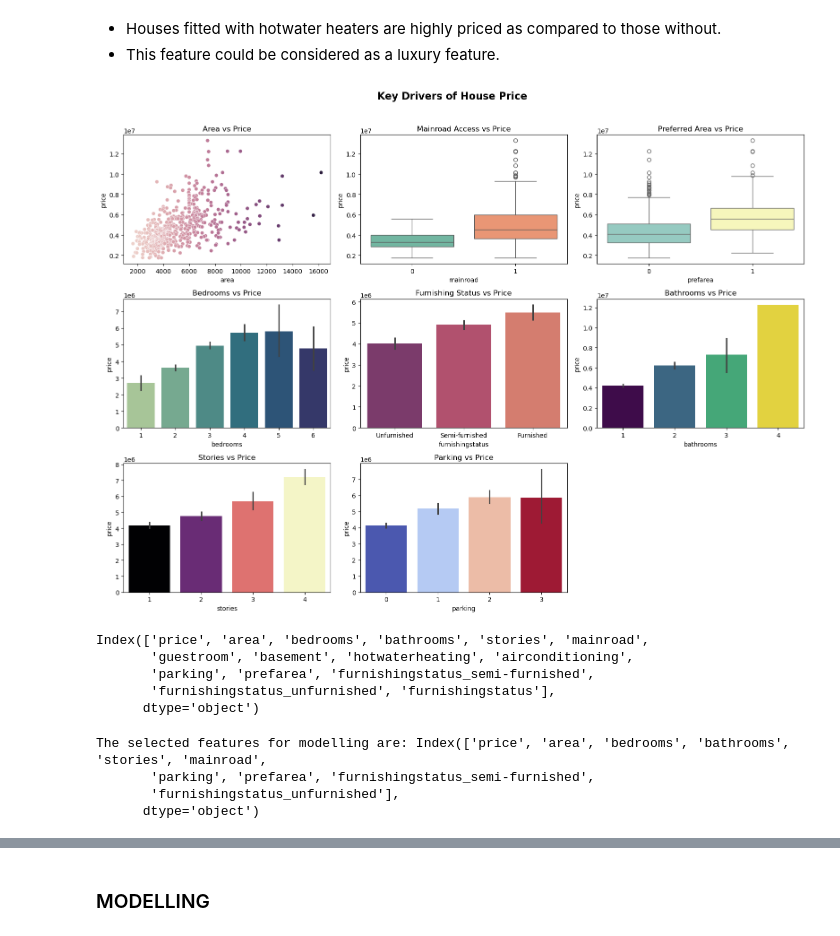
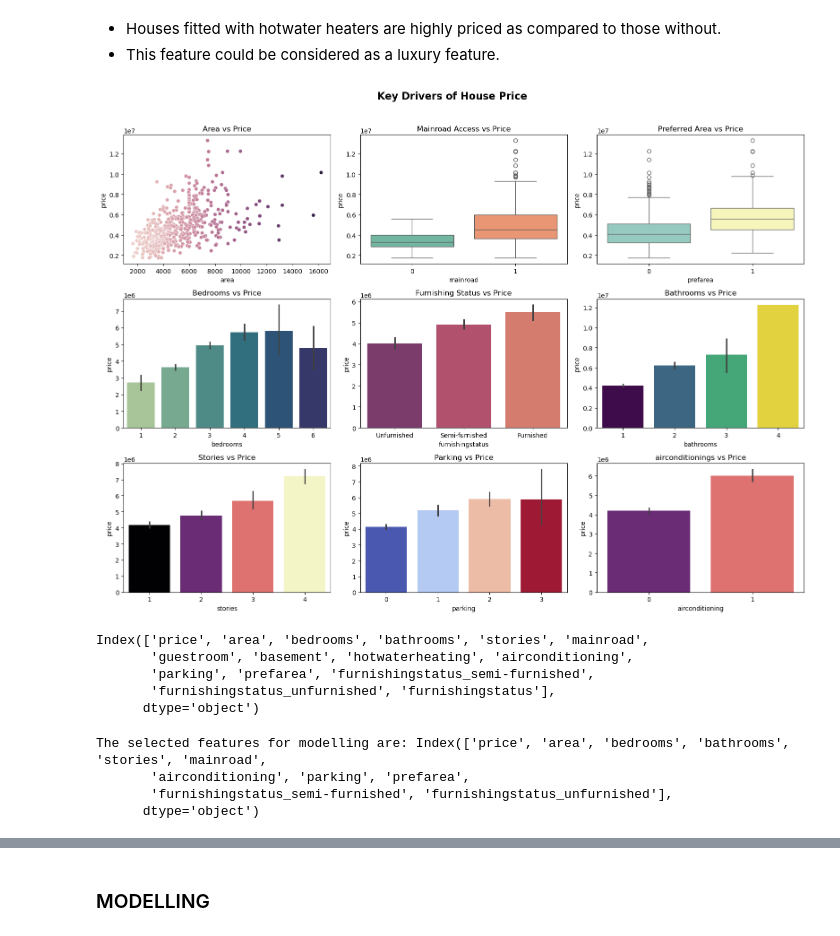
Before and after one commit to priscillanzula/MachineLearningTrees_Models, a Jupyter notebook: Houseprice.ipynb, the cells around one changed output, grey strips where cells are left out. Drawn from its saved outputs; the diff is of its cells as text; code cells hidden in the pictures.

```diff
--- a/Houseprice.ipynb
+++ b/Houseprice.ipynb
@@ -732,34 +744,39 @@ plt.title('Preferred Area vs Price')
 
 # 4. Bedrooms vs Price
 plt.subplot(3, 3, 4)
 sns.barplot(data=df, x='bedrooms', y='price', palette='crest', hue='bedrooms', legend=False)
 plt.title('Bedrooms vs Price')
 
 # 5. Furnishing Status vs Price
 plt.subplot(3, 3, 5)
 sns.barplot(data=df, x='furnishingstatus', y='price', order=['Unfurnished', 'Semi-furnished', 'Furnished'], palette='flare', hue='furnishingstatus', legend=False)
 plt.title('Furnishing Status vs Price')
 
 # 6. Bathrooms vs Price
 plt.subplot(3, 3, 6)
 sns.barplot(data=df, x='bathrooms', y='price', palette='viridis', hue='bathrooms', legend=False)
 plt.title('Bathrooms vs Price')
 
 # 7. Stories vs Price
 plt.subplot(3, 3, 7)
 sns.barplot(data=df, x='stories', y='price', palette='magma', hue='stories', legend=False)
 plt.title('Stories vs Price')
 
 # 8. Parking vs Price
 plt.subplot(3, 3, 8)
 sns.barplot(data=df, x='parking', y='price', palette='coolwarm', hue='parking', legend=False)
 plt.title('Parking vs Price')
 
+# 9. airconditioning vs Price
+plt.subplot(3, 3, 9)
+sns.barplot(data=df, x='airconditioning', y='price', palette='magma', hue='airconditioning', legend=False)
+plt.title('airconditionings vs Price')
+
 plt.suptitle('Key Drivers of House Price', fontsize=16, fontweight='bold')
 plt.tight_layout(rect=[0, 0, 1, 0.96])
 plt.show()
 # %% [output]
-[figure, old version]
+[figure, new version]
 # %%
 df.columns
 # %% [output]
@@ -771,14 +788,14 @@ Index(['price', 'area', 'bedrooms', 'bathrooms', 'stories', 'mainroad',
 # %%
 # dropping unnecessary columns
 df= df.drop(columns=['hotwaterheating','guestroom',
-    'basement','airconditioning',
+    'basement',
     'furnishingstatus'])
 
 print("\nThe selected features for modelling are:",df.columns)
 # %% [output]
 The selected features for modelling are: Index(['price', 'area', 'bedrooms', 'bathrooms', 'stories', 'mainroad',
-       'parking', 'prefarea', 'furnishingstatus_semi-furnished',
-       'furnishingstatus_unfurnished'],
+       'airconditioning', 'parking', 'prefarea',
+       'furnishingstatus_semi-furnished', 'furnishingstatus_unfurnished'],
       dtype='object')
 # %%
 df1=df.copy()
```
Also changed, not shown: parts of 30 cells of this notebook, 37 other files.
